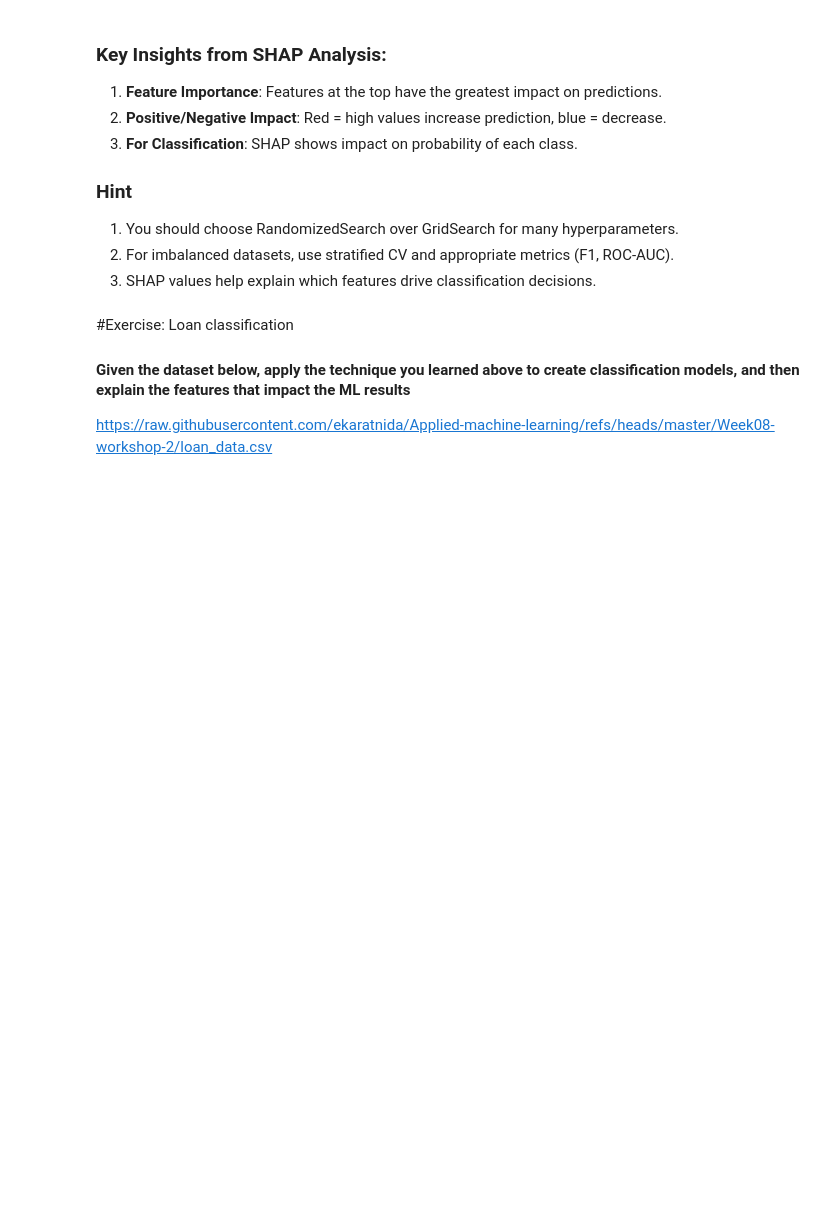
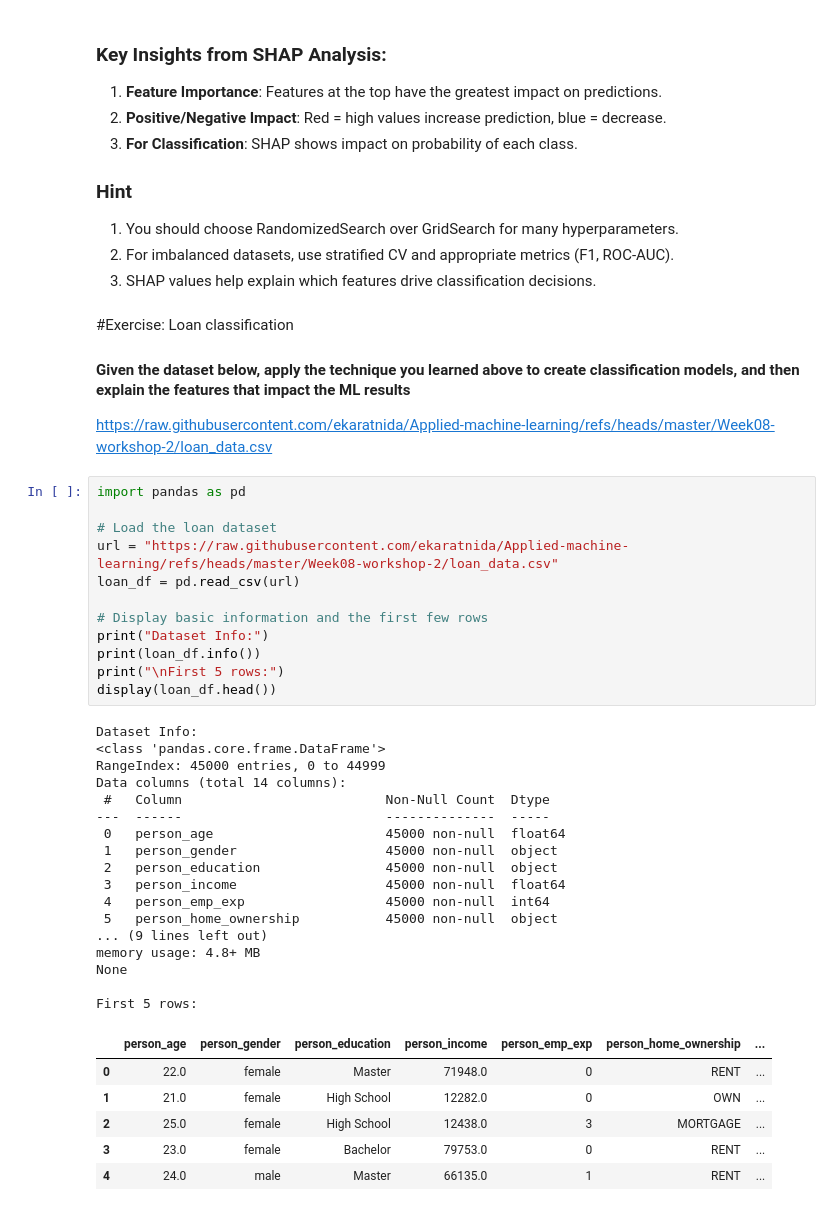
Before and after one commit to mdanmek/nida-dads-notes, a Jupyter notebook: dads6003-applied_ml/lab/classification.ipynb, the cells around one changed output. Saved outputs shown, nothing was run; the diff lists cells and outputs as text; blank space fills up the shorter version.

```diff
--- a/dads6003-applied_ml/lab/classification.ipynb
+++ b/dads6003-applied_ml/lab/classification.ipynb
@@ -796,3 +796,39 @@ SHAP Dependence Plot for Most Important Feature:
 #### Given the dataset below, apply the technique you learned above to create classification models, and then explain the features that impact the ML results
 
 https://raw.githubusercontent.com/ekaratnida/Applied-machine-learning/refs/heads/master/Week08-workshop-2/loan_data.csv
+# %%
+import pandas as pd
+
+# Load the loan dataset
+url = "https://raw.githubusercontent.com/ekaratnida/Applied-machine-learning/refs/heads/master/Week08-workshop-2/loan_data.csv"
+loan_df = pd.read_csv(url)
+
+# Display basic information and the first few rows
+print("Dataset Info:")
+print(loan_df.info())
+print("\nFirst 5 rows:")
+display(loan_df.head())
+# %% [output]
+Dataset Info:
+<class 'pandas.core.frame.DataFrame'>
+RangeIndex: 45000 entries, 0 to 44999
+Data columns (total 14 columns):
+ #   Column                          Non-Null Count  Dtype
+---  ------                          --------------  -----
+ 0   person_age                      45000 non-null  float64
+ 1   person_gender                   45000 non-null  object
+ 2   person_education                45000 non-null  object
+ 3   person_income                   45000 non-null  float64
+ 4   person_emp_exp                  45000 non-null  int64
+ 5   person_home_ownership           45000 non-null  object
+... (9 lines left out)
+memory usage: 4.8+ MB
+None
+
+First 5 rows:
+|  | person_age | person_gender | person_education | person_income | person_emp_exp | person_home_ownership | ... |
+| 0 | 22.0 | female | Master | 71948.0 | 0 | RENT | ... |
+| 1 | 21.0 | female | High School | 12282.0 | 0 | OWN | ... |
+| 2 | 25.0 | female | High School | 12438.0 | 3 | MORTGAGE | ... |
+| 3 | 23.0 | female | Bachelor | 79753.0 | 0 | RENT | ... |
+| 4 | 24.0 | male | Master | 66135.0 | 1 | RENT | ... |
```
Also changed, not shown: parts of 12 cells of this notebook.
